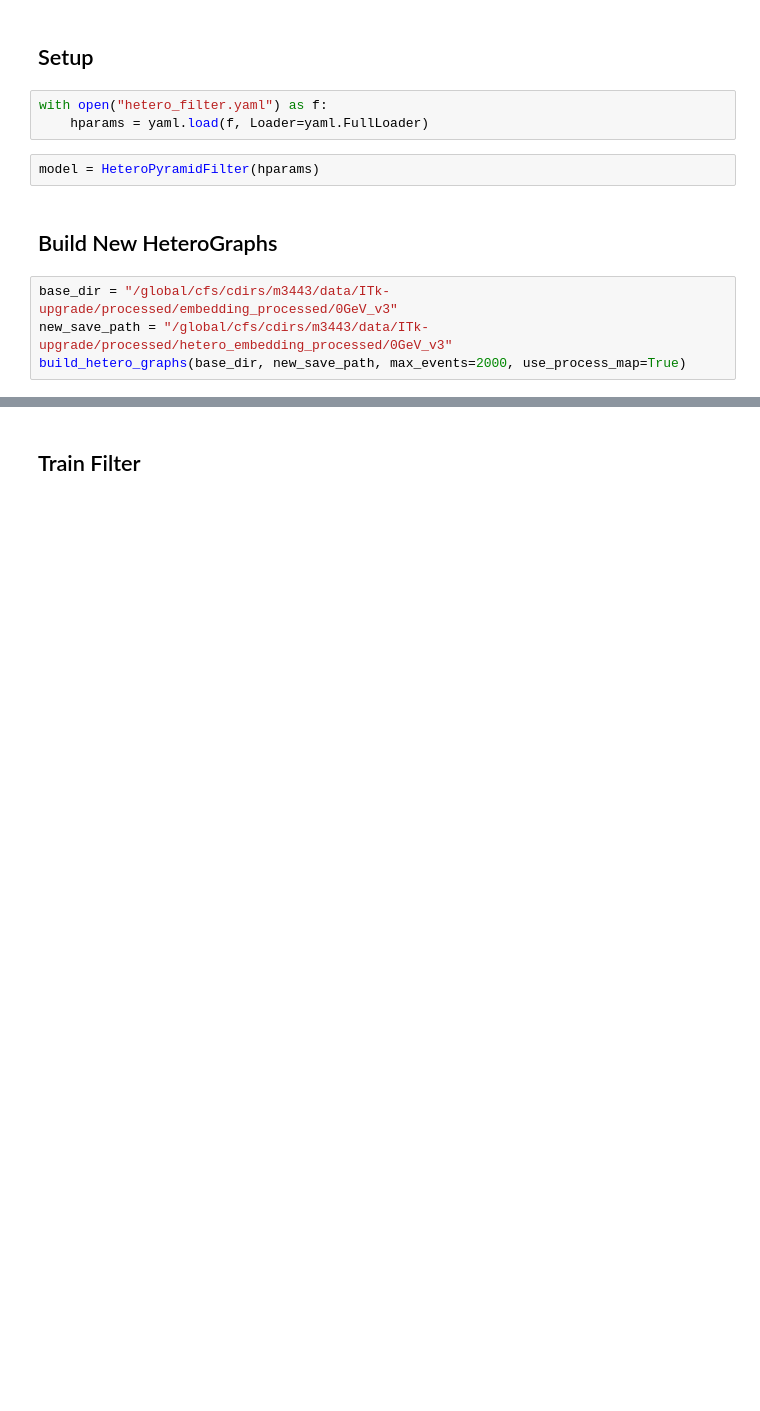
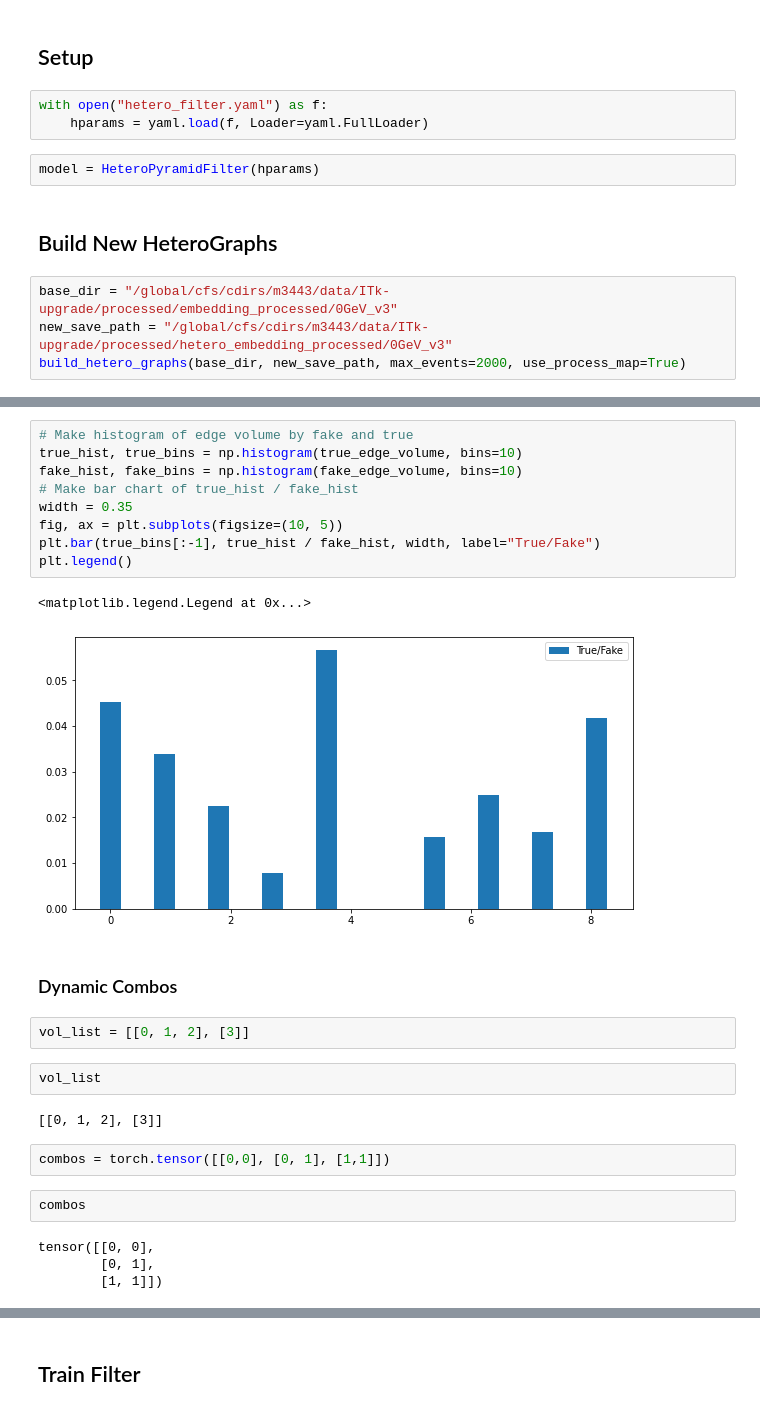
Before and after one commit to HSF-reco-and-software-triggers/Tracking-ML-Exa.TrkX, a Jupyter notebook: Pipelines/Common_Tracking_Example/notebooks/ITk/Exploration/HeteroConstruction.ipynb, the cells around one changed output, grey strips where cells are left out. Cells and saved outputs as stored; diff of their text form; blank space fills up the shorter version.

```diff
--- a/Pipelines/Common_Tracking_Example/notebooks/ITk/Exploration/HeteroConstruction.ipynb
+++ b/Pipelines/Common_Tracking_Example/notebooks/ITk/Exploration/HeteroConstruction.ipynb
@@ -44,0 +103,28 @@ build_hetero_graphs(base_dir, new_save_path, max_events=2000, use_process_map=Tr
+# %%
+# Make histogram of edge volume by fake and true
+true_hist, true_bins = np.histogram(true_edge_volume, bins=10)
+fake_hist, fake_bins = np.histogram(fake_edge_volume, bins=10)
+# Make bar chart of true_hist / fake_hist
+width = 0.35
+fig, ax = plt.subplots(figsize=(10, 5))
+plt.bar(true_bins[:-1], true_hist / fake_hist, width, label="True/Fake")
+plt.legend()
+# %% [output]
+<matplotlib.legend.Legend at 0x...>
+[figure, added]
+# %% [markdown]
+### Dynamic Combos
+# %%
+vol_list = [[0, 1, 2], [3]]
+# %%
+vol_list
+# %% [output]
+[[0, 1, 2], [3]]
+# %%
+combos = torch.tensor([[0,0], [0, 1], [1,1]])
+# %%
+combos
+# %% [output]
+tensor([[0, 0],
+        [0, 1],
+        [1, 1]])
```
Also changed, not shown: parts of 78 cells of this notebook, 21 other files.
